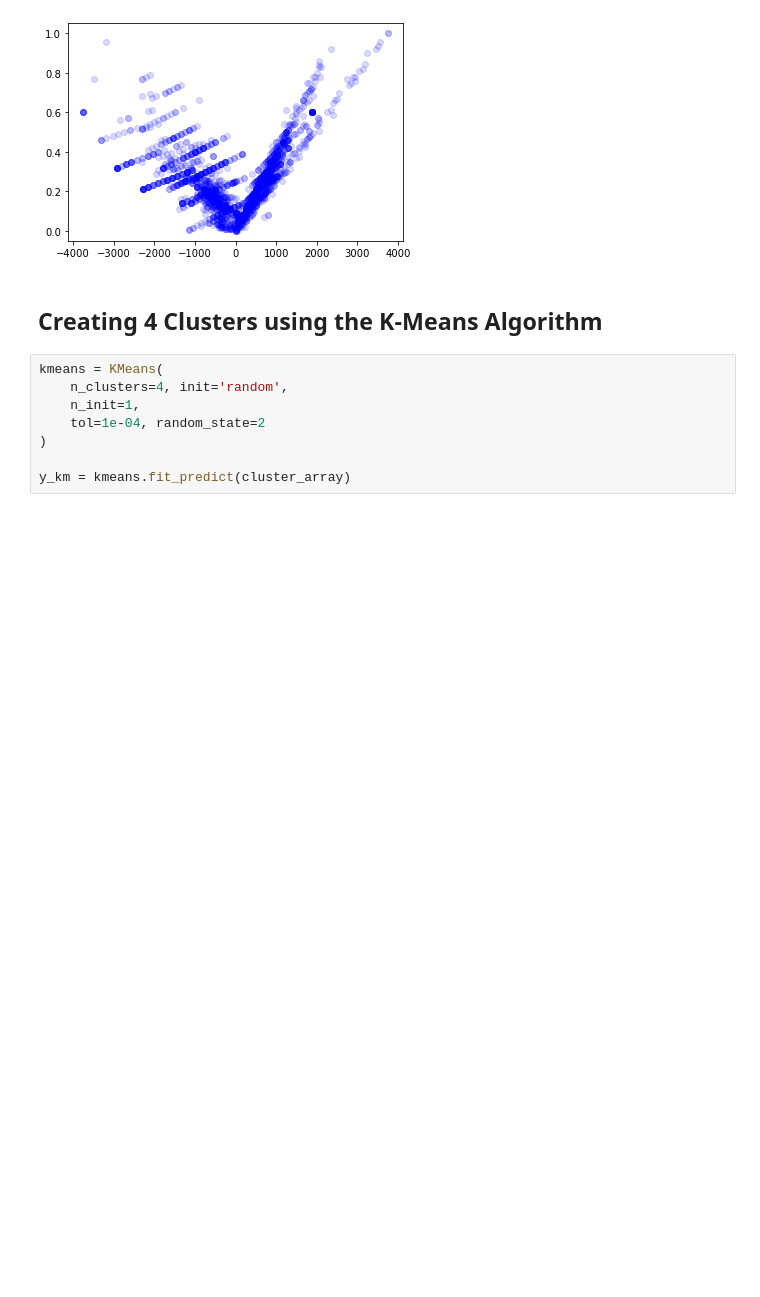
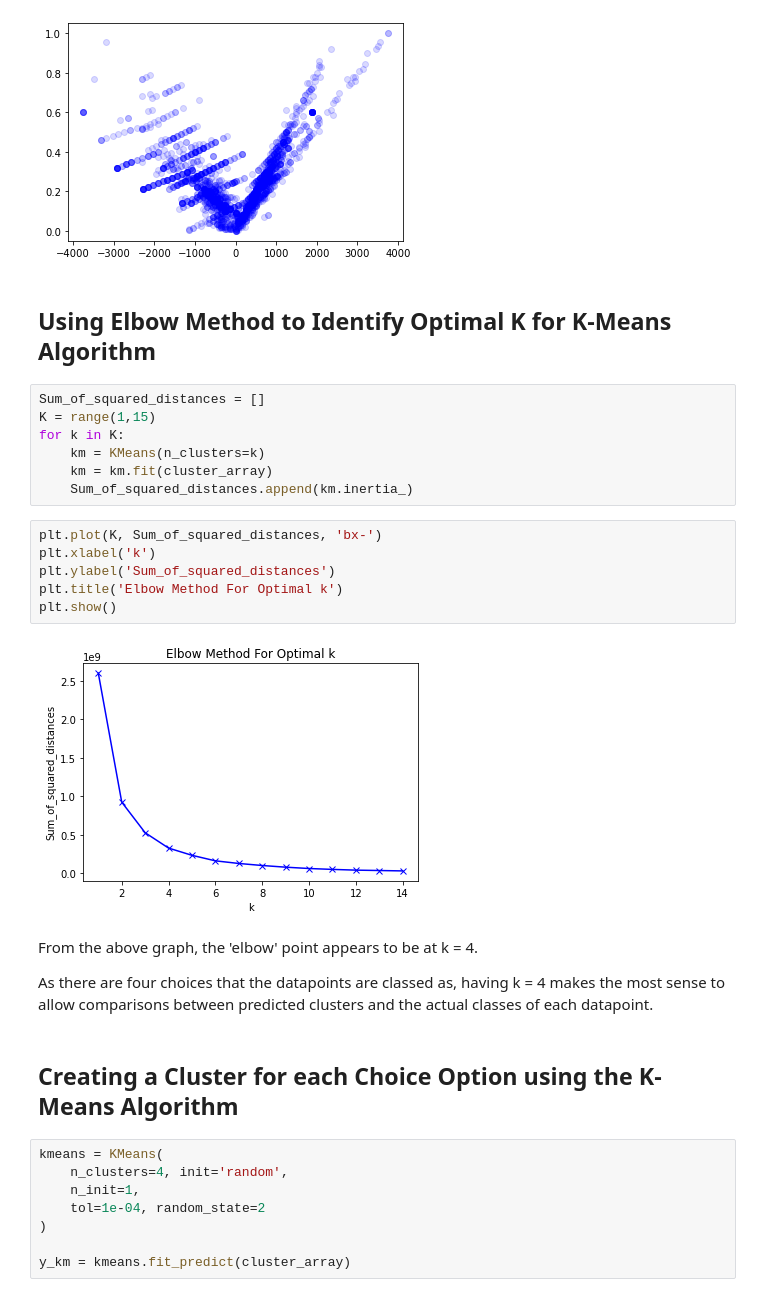
Before and after one commit to laramurphyyx/CA4015-gambling-task, a Jupyter notebook: jupyter-book/_build/jupyter_execute/Cluster 1 - Profit and Loss.ipynb, the cells around one changed output. Cells and saved outputs as stored; diff of their text form; blank space fills up the shorter version.

Commit message:
Adding final touches to Cluster 1 notebook

```diff
--- a/jupyter-book/_build/jupyter_execute/Cluster 1 - Profit and Loss.ipynb
+++ b/jupyter-book/_build/jupyter_execute/Cluster 1 - Profit and Loss.ipynb
@@ -61,8 +61,29 @@ plt.scatter(
 # %% [output]
 <matplotlib.collections.PathCollection at 0x...>
 [figure]
+# %% [markdown]
+## Using Elbow Method to Identify Optimal K for K-Means Algorithm
+# %%
+Sum_of_squared_distances = []
+K = range(1,15)
+for k in K:
+    km = KMeans(n_clusters=k)
+    km = km.fit(cluster_array)
+    Sum_of_squared_distances.append(km.inertia_)
+# %%
+plt.plot(K, Sum_of_squared_distances, 'bx-')
+plt.xlabel('k')
+plt.ylabel('Sum_of_squared_distances')
+plt.title('Elbow Method For Optimal k')
+plt.show()
+# %% [output]
+[figure, added]
+# %% [markdown]
+From the above graph, the 'elbow' point appears to be at k = 4.
+
+As there are four choices that the datapoints are classed as, having k = 4 makes the most sense to allow comparisons between predicted clusters and the actual classes of each datapoint.
 # %% [markdown]
-## Creating 4 Clusters using the K-Means Algorithm
+## Creating a Cluster for each Choice Option using the K-Means Algorithm
 # %%
 kmeans = KMeans(
     n_clusters=4, init='random',
```
Also changed, not shown: parts of 7 cells of this notebook, 13 other files.
